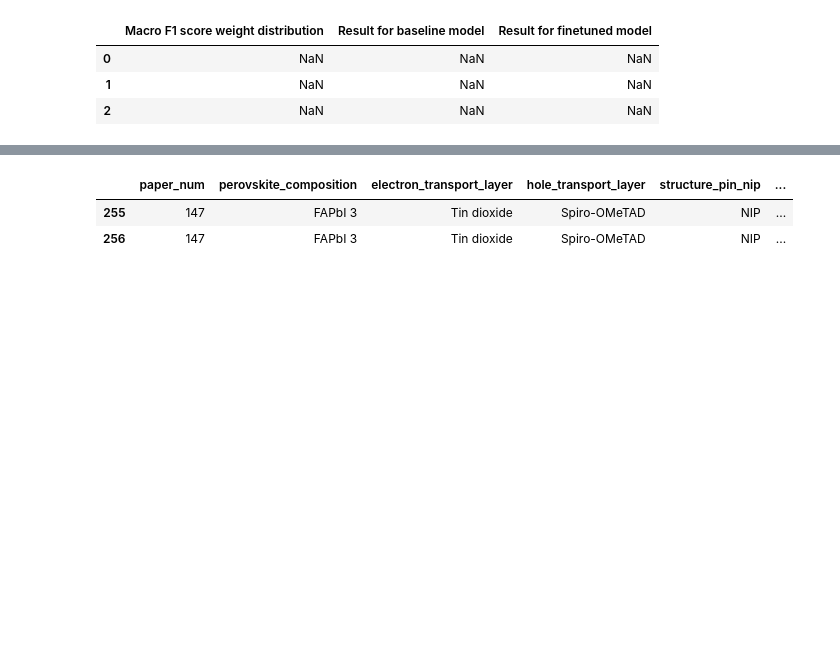
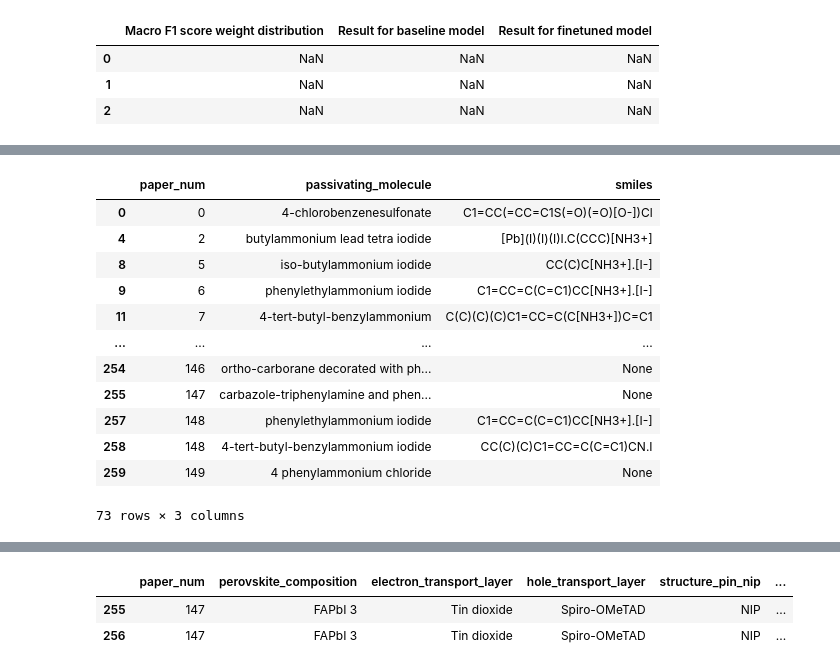
Before and after one commit to kanggunh/DSC180_B11_Q2, a Jupyter notebook: expanding_annotation.ipynb, the cells around one changed output, grey strips where cells are left out. Saved outputs shown, nothing was run; the diff lists cells and outputs as text; code cells hidden in the pictures; blank space fills up the shorter version.

```diff
--- a/expanding_annotation.ipynb
+++ b/expanding_annotation.ipynb
@@ -37,12 +41,18 @@ for index, row in annotation_df.iterrows():
     }
 
     # Extract test data
+    found_test = 0
     for key, test_data in row_dict.items():
         if key.startswith("test_"):
             test_row = common_fields.copy()
             test_row["test"] = key  # Store test name
             test_row.update(test_data)  # Merge test details
             expanded_data.append(test_row)
+            found_test += 1
+    if found_test == 0:
+        test_row = common_fields.copy()
+        test_row["test"] = None
+        expanded_data.append(test_row)
 
 # Convert list of dictionaries into DataFrame
 df_expanded = pd.DataFrame(expanded_data)
@@ -67,0 +182,18 @@ df_expanded
+# %%
+## Get the rows were passivating_molecule had a value
+passivating_value = passivating[passivating['passivating_molecule'].notnull()]
+passivating_value
+# %% [output]
+|  | paper_num | passivating_molecule | smiles |
+| 0 | 0 | 4-chlorobenzenesulfonate | C1=CC(=CC=C1S(=O)(=O)[O-])Cl |
+| 4 | 2 | butylammonium lead tetra iodide | [Pb](I)(I)(I)I.C(CCC)[NH3+] |
+| 8 | 5 | iso-butylammonium iodide | CC(C)C[NH3+].[I-] |
+| 9 | 6 | phenylethylammonium iodide | C1=CC=C(C=C1)CC[NH3+].[I-] |
+| 11 | 7 | 4-tert-butyl-benzylammonium | C(C)(C)(C)C1=CC=C(C[NH3+])C=C1 |
+| ... | ... | ... | ... |
+| 254 | 146 | ortho-carborane decorated with ph... | None |
+| 255 | 147 | carbazole-triphenylamine and phen... | None |
+| 257 | 148 | phenylethylammonium iodide | C1=CC=C(C=C1)CC[NH3+].[I-] |
+| 258 | 148 | 4-tert-butyl-benzylammonium iodide | CC(C)(C)C1=CC=C(C=C1)CN.I |
+| 259 | 149 | 4 phenylammonium chloride | None |
+73 rows × 3 columns
```
Also changed, not shown: parts of 20 cells of this notebook, 1 other file.
